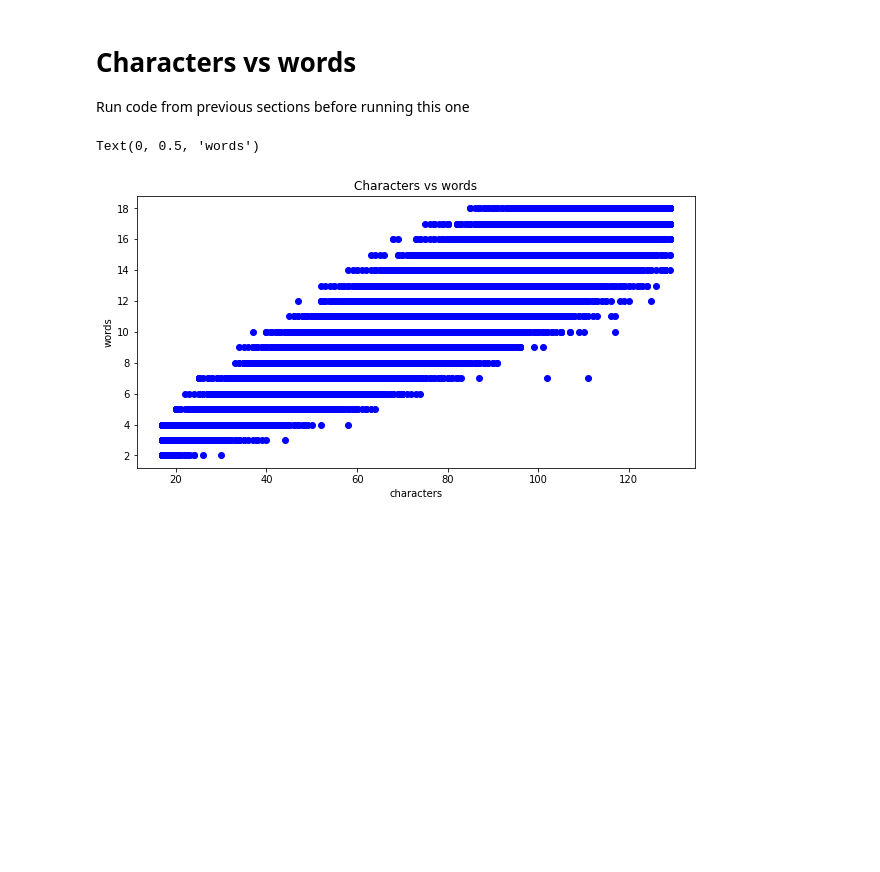
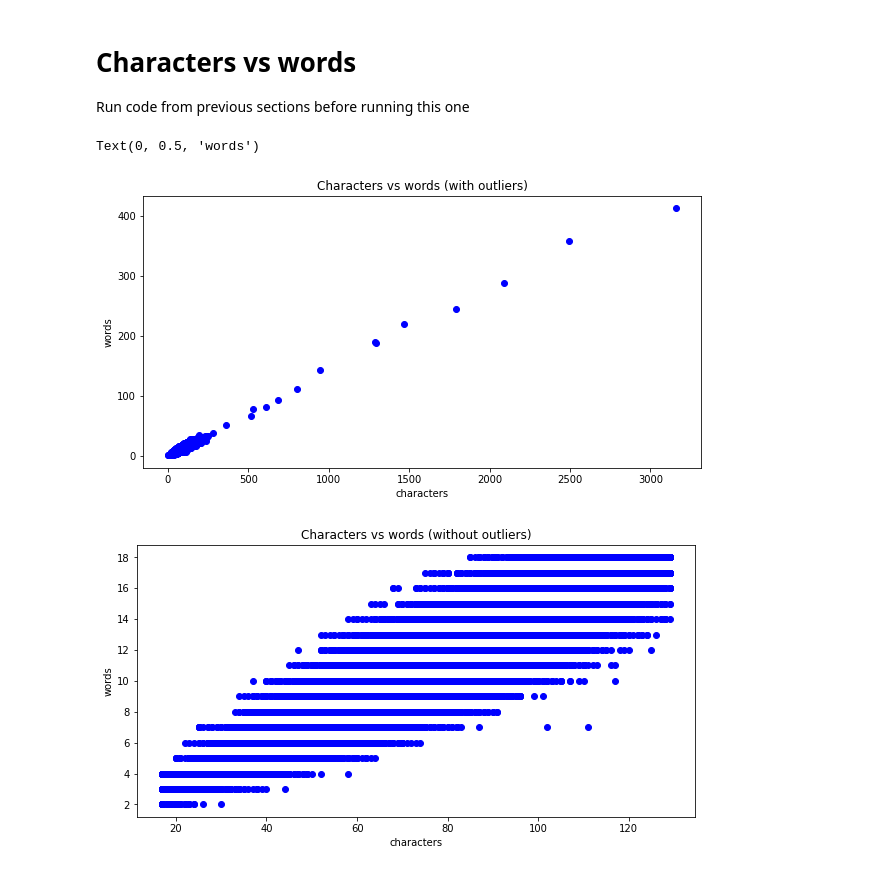
Before and after one commit to avrland/polishNewsTitleDatabase, a Jupyter notebook: Stats_and_visualization.ipynb, the cells around one changed output. Drawn from its saved outputs; the diff is of its cells as text; code cells hidden in the pictures; blank space fills up the shorter version.

Commit message:
character vs words

```diff
--- a/Stats_and_visualization.ipynb
+++ b/Stats_and_visualization.ipynb
@@ -165,20 +165,31 @@ plt.plot()
 Run code from previous sections before running this one
 # %%
 titles_stats = pd.concat([pd_char_lenghts, pd_word_amount], axis = 1)
+
+titles_stats_IQR = titles_stats[~outlier_condition.any(axis=1)]
+
+X = np.array(titles_stats['word amount']).reshape(-1,1)
+y = np.array(titles_stats['char amount']).reshape(-1,1)
+plt.figure(figsize=(10,5), facecolor='white')
+plt.scatter(y, X, color = 'blue')
+plt.title("Characters vs words (with outliers)")
+plt.xlabel("characters")
+plt.ylabel("words")
+#removing outliers
 Q1 = titles_stats.quantile(0.25)
 Q3 = titles_stats.quantile(0.75)
 IQR = Q3 - Q1
-
 outlier_condition = ((titles_stats < (Q1 - 1.5 * IQR)) | (titles_stats > (Q3 +1.5 * IQR)))
 titles_stats_IQR = titles_stats[~outlier_condition.any(axis=1)]
 
 X = np.array(titles_stats_IQR['word amount']).reshape(-1,1)
 y = np.array(titles_stats_IQR['char amount']).reshape(-1,1)
 plt.figure(figsize=(10,5), facecolor='white')
 plt.scatter(y, X, color = 'blue')
-plt.title("Characters vs words")
+plt.title("Characters vs words (without outliers)")
 plt.xlabel("characters")
 plt.ylabel("words")
 # %% [output]
 Text(0, 0.5, 'words')
-[figure, old version]
+[figure, new version]
+[figure, added]
```
